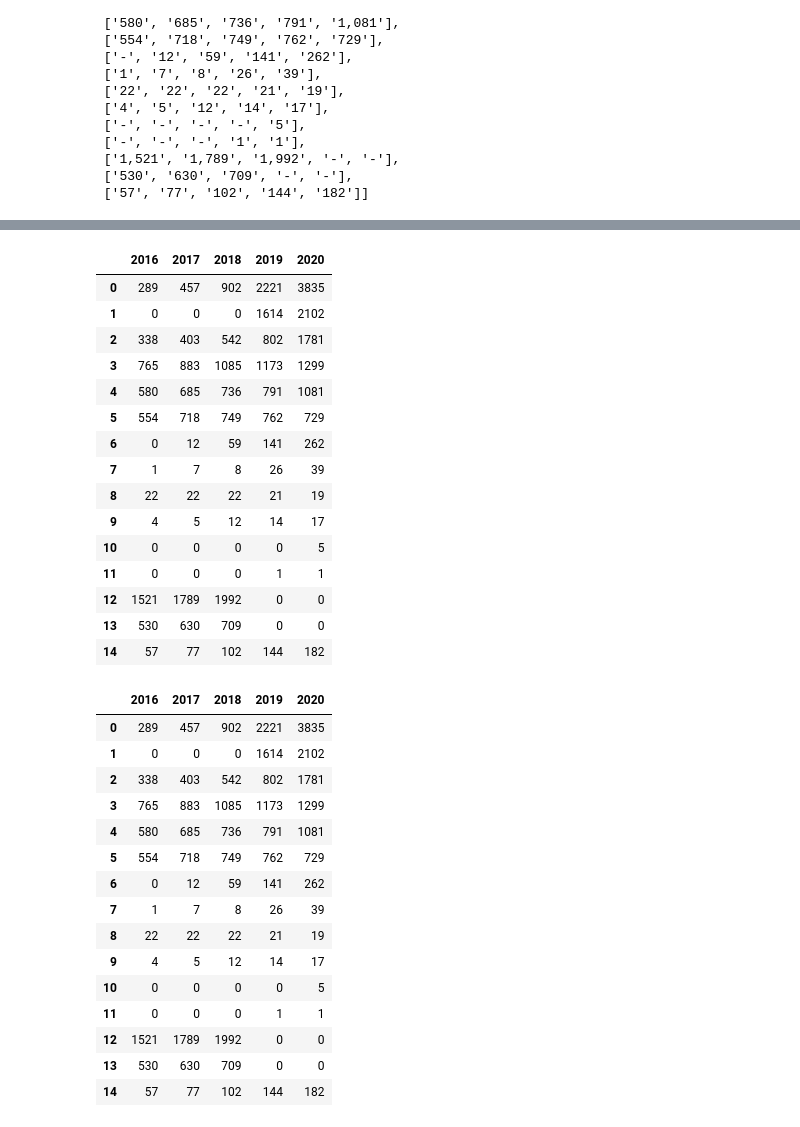
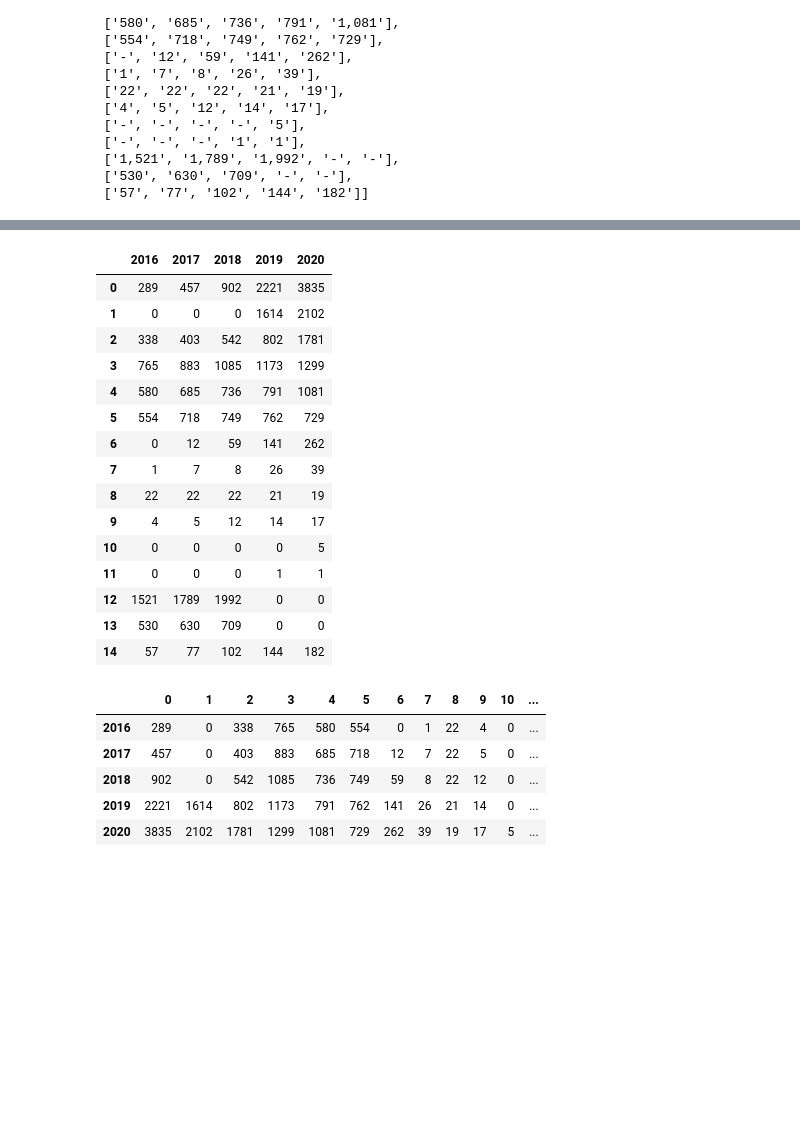
Before and after one commit to addeat/Semi_Project, a Jupyter notebook: graph.project.ipynb, the cells around one changed output, grey strips where cells are left out. Drawn from its saved outputs; the diff is of its cells as text; code cells hidden in the pictures; blank space fills up the shorter version.

```diff
--- a/graph.project.ipynb
+++ b/graph.project.ipynb
@@ -50,23 +101,31 @@ for row in df.index:
 # %%
 df = df.astype(int)   # object -> int로
 # %%
-df.info()
+df
+# %% [output]
+|  | 2016 | 2017 | 2018 | 2019 | 2020 |
+| 0 | 289 | 457 | 902 | 2221 | 3835 |
+| 1 | 0 | 0 | 0 | 1614 | 2102 |
+| 2 | 338 | 403 | 542 | 802 | 1781 |
+| 3 | 765 | 883 | 1085 | 1173 | 1299 |
+| 4 | 580 | 685 | 736 | 791 | 1081 |
+| 5 | 554 | 718 | 749 | 762 | 729 |
+| 6 | 0 | 12 | 59 | 141 | 262 |
+| 7 | 1 | 7 | 8 | 26 | 39 |
+| 8 | 22 | 22 | 22 | 21 | 19 |
+| 9 | 4 | 5 | 12 | 14 | 17 |
+| 10 | 0 | 0 | 0 | 0 | 5 |
+| 11 | 0 | 0 | 0 | 1 | 1 |
+| 12 | 1521 | 1789 | 1992 | 0 | 0 |
+| 13 | 530 | 630 | 709 | 0 | 0 |
+| 14 | 57 | 77 | 102 | 144 | 182 |
 # %%
-df
+tdf = df.T
+tdf
 # %% [output]
-|  | 2016 | 2017 | 2018 | 2019 | 2020 |
-| 0 | 289 | 457 | 902 | 2221 | 3835 |
-| 1 | 0 | 0 | 0 | 1614 | 2102 |
-| 2 | 338 | 403 | 542 | 802 | 1781 |
-| 3 | 765 | 883 | 1085 | 1173 | 1299 |
-| 4 | 580 | 685 | 736 | 791 | 1081 |
-| 5 | 554 | 718 | 749 | 762 | 729 |
-| 6 | 0 | 12 | 59 | 141 | 262 |
-| 7 | 1 | 7 | 8 | 26 | 39 |
-| 8 | 22 | 22 | 22 | 21 | 19 |
-| 9 | 4 | 5 | 12 | 14 | 17 |
-| 10 | 0 | 0 | 0 | 0 | 5 |
-| 11 | 0 | 0 | 0 | 1 | 1 |
-| 12 | 1521 | 1789 | 1992 | 0 | 0 |
-| 13 | 530 | 630 | 709 | 0 | 0 |
-| 14 | 57 | 77 | 102 | 144 | 182 |
+|  | 0 | 1 | 2 | 3 | 4 | 5 | 6 | 7 | 8 | 9 | 10 | ... |
+| 2016 | 289 | 0 | 338 | 765 | 580 | 554 | 0 | 1 | 22 | 4 | 0 | ... |
+| 2017 | 457 | 0 | 403 | 883 | 685 | 718 | 12 | 7 | 22 | 5 | 0 | ... |
+| 2018 | 902 | 0 | 542 | 1085 | 736 | 749 | 59 | 8 | 22 | 12 | 0 | ... |
+| 2019 | 2221 | 1614 | 802 | 1173 | 791 | 762 | 141 | 26 | 21 | 14 | 0 | ... |
+| 2020 | 3835 | 2102 | 1781 | 1299 | 1081 | 729 | 262 | 39 | 19 | 17 | 5 | ... |
@@ -75,19 +131,0 @@ df_ns = df.iloc[1:,1:]
-# %%
-df_ns.index = ['']
-# %% [output]
-|  | 2016 | 2017 | 2018 | 2019 | 2020 |
-| 0 | 289 | 457 | 902 | 2221 | 3835 |
-| 1 | 0 | 0 | 0 | 1614 | 2102 |
-| 2 | 338 | 403 | 542 | 802 | 1781 |
-| 3 | 765 | 883 | 1085 | 1173 | 1299 |
-| 4 | 580 | 685 | 736 | 791 | 1081 |
-| 5 | 554 | 718 | 749 | 762 | 729 |
-| 6 | 0 | 12 | 59 | 141 | 262 |
-| 7 | 1 | 7 | 8 | 26 | 39 |
-| 8 | 22 | 22 | 22 | 21 | 19 |
-| 9 | 4 | 5 | 12 | 14 | 17 |
-| 10 | 0 | 0 | 0 | 0 | 5 |
-| 11 | 0 | 0 | 0 | 1 | 1 |
-| 12 | 1521 | 1789 | 1992 | 0 | 0 |
-| 13 | 530 | 630 | 709 | 0 | 0 |
-| 14 | 57 | 77 | 102 | 144 | 182 |
```
Also changed, not shown: parts of 8 cells of this notebook.
